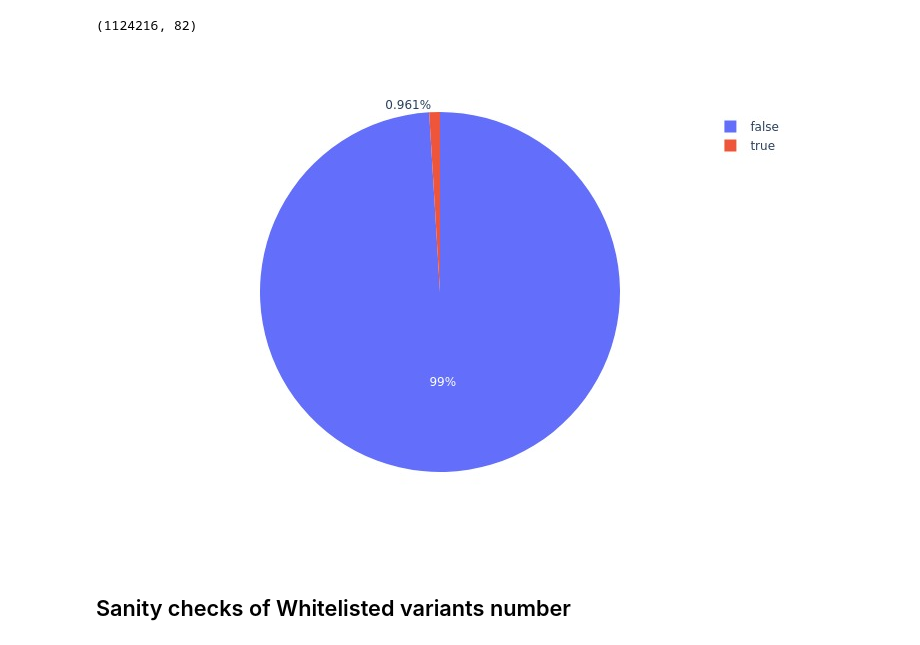
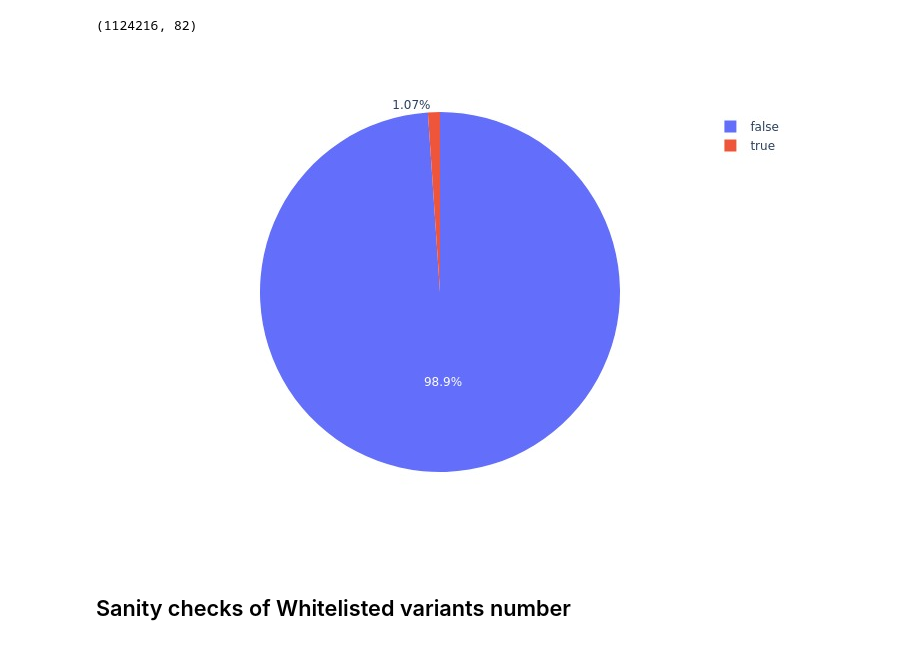
Before and after one commit to broadinstitute/depmap_omics, a Jupyter notebook: sandbox/dna_eval/depmap_dnaseq_evaluate.ipynb, the cells around one changed output. Cells and saved outputs as stored; diff of their text form; code cells hidden in the pictures.

```diff
--- a/sandbox/dna_eval/depmap_dnaseq_evaluate.ipynb
+++ b/sandbox/dna_eval/depmap_dnaseq_evaluate.ipynb
@@ -50,10 +54,10 @@ assert os.path.exists("23Q4_mutation_maf_latest.tsv")
 # %%
 # Upload to Taiga for data version control
 
-update = False
+update = True
 if update:
     new_dataset_id = tc.update_dataset(
-        "23Q4_mutation_maf",
+        "23q4-mutation-maf-f431",
         changes_description="this is a draft for 23Q4 maf of mutation",
         upload_files=[
             {
@@ -90,6 +95,6 @@ Dataset created. Access it directly with this url: https://cds.team/taiga/datase
 # %%
 %%capture
-maf_variants_23q4 = tc.download_to_cache(name='23q4-mutation-maf-f431', version=1, file='MAF')  # download_to_cache for raw
+maf_variants_23q4 = tc.download_to_cache(name='23q4-mutation-maf-f431', version=2, file='MAF')  # download_to_cache for raw
 maf_variants_23q4 = pd.read_table(maf_variants_23q4)
 
 # release_standard_maf is profile-based
@@ -199,10 +204,10 @@ maf_variants_23q4.shape
 (1124216, 82)
 # %%
 import plotly.express as px
-fig = px.pie((maf_variants_23q4.gnomadg_af.astype('float32')>1e-5).value_counts().reset_index(), names="index", values="gnomadg_af")
+fig = px.pie(((maf_variants_23q4.gnomadg_af.astype('float32')>1e-5) | ((maf_variants_23q4.gnomade_af.astype('float32')>1e-5))).value_counts().reset_index(), names="index", values=0)
 fig.show()
 # %% [output]
-[figure, old version]
+[figure, new version]
 # %% [markdown]
 ## Sanity checks of Whitelisted variants number
 # %%
```
Also changed, not shown: parts of 132 cells of this notebook, 2 other files.
